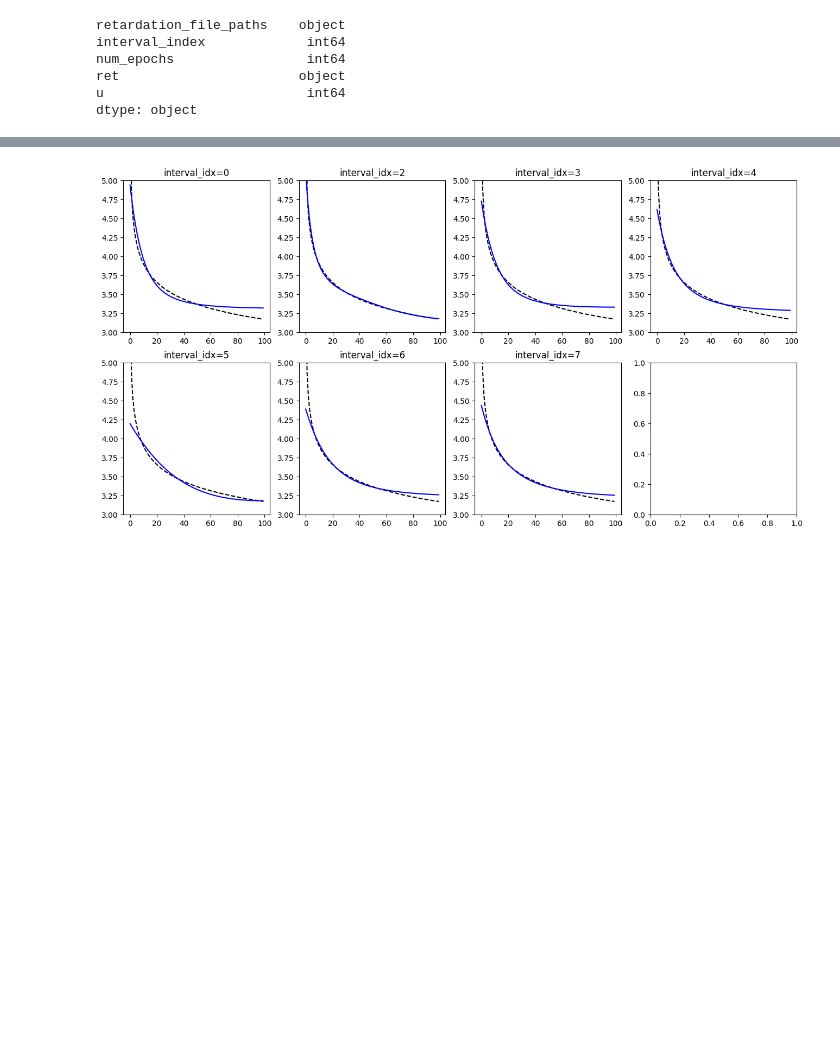
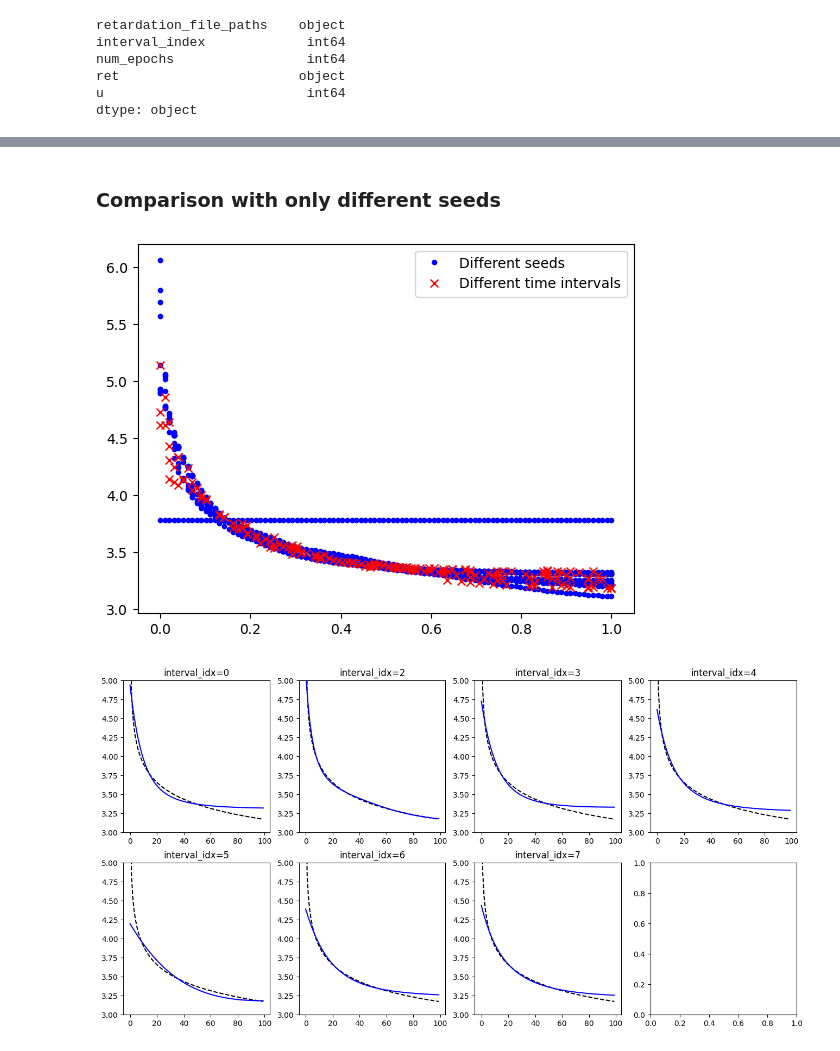
Before and after one commit to RiccardoFrenner/finn-nnpie, a Jupyter notebook: src/analyze_running_intervals.ipynb, the cells around one changed output, grey strips where cells are left out. Saved outputs shown, nothing was run; the diff lists cells and outputs as text; code cells hidden in the pictures; blank space fills up the shorter version.

```diff
--- a/src/analyze_running_intervals.ipynb
+++ b/src/analyze_running_intervals.ipynb
@@ -121,3 +121,35 @@ plt.show()
+# %% [markdown]
+### Comparison with only different seeds
+# %%
+base_dir = Path("../data_out/finn_different_seeds")
+
+fig, ax = plt.subplots()
+
+i = 0
+for d in base_dir.iterdir():
+    try:
+        path = d / "predicted_retardations/retPred_100.npy"
+        # print(path)
+        ret = np.load(path)
+    except FileNotFoundError:
+        # print(f"File not found: {d}")
+        continue
+    # Continue if any NaNs or Infs are found
+    if np.any(np.isnan(ret)) or np.any(np.isinf(ret)):
+        continue
+    if np.any(ret > 100):
+        continue
+
+    ax.plot(np.linspace(0,1,len(ret)), ret, "b.", label="Different seeds" if i==0 else "")
+    i += 1
+    # ax.plot(ret, label=d.name)
+
+ax.plot(sampled_us, sampled_rs, "rx", label="Different time intervals")
+
+ax.legend()
+plt.show()
+# %% [output]
+[figure, added]
 # %%
 ret_freundlich = np.load("../data_out/retardation_freundlich.npy")
 
```
Also changed, not shown: parts of 1 cell of this notebook, 8 other files.
